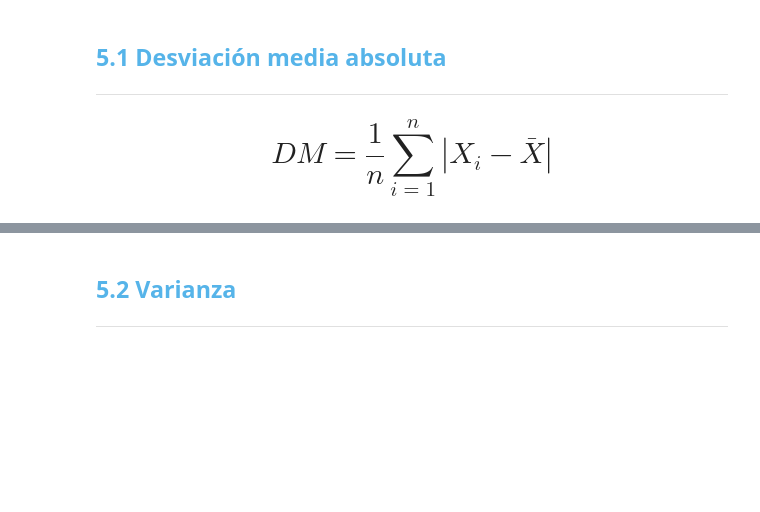
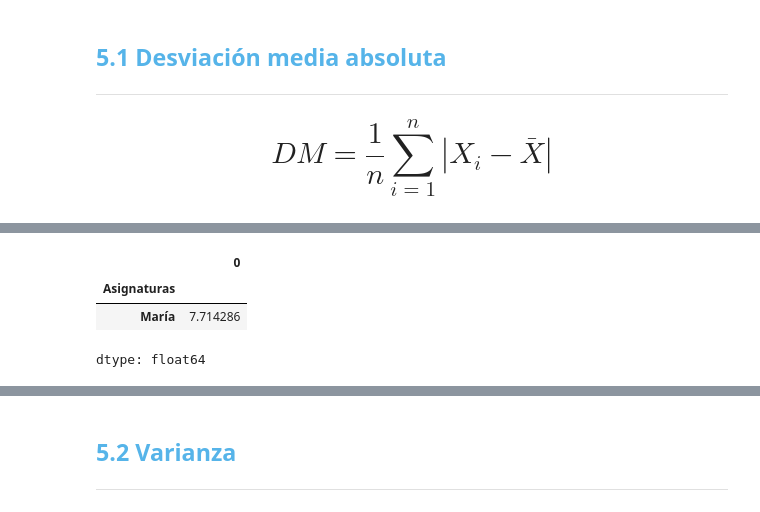
Before and after one commit to Cesar-Curitol/Curso-de-Estadistica-con-Python, a Jupyter notebook: Curso_de_Estadística_con_Python_1.ipynb, the cells around one changed output, grey strips where cells are left out. Saved outputs shown, nothing was run; the diff lists cells and outputs as text; code cells hidden in the pictures; blank space fills up the shorter version.

```diff
--- a/Curso_de_Estadística_con_Python_1.ipynb
+++ b/Curso_de_Estadística_con_Python_1.ipynb
@@ -1035,0 +1059,8 @@ Aunque las medidas de tendencia central y de localización proporcionan un resum
+# %%
+notas_media_maria = notas_maria_dispersion.mean()
+notas_media_maria
+# %% [output]
+|  | 0 |
+| Asignaturas |  |
+| María | 7.714286 |
+dtype: float64
```
Also changed, not shown: parts of 5 cells of this notebook.
